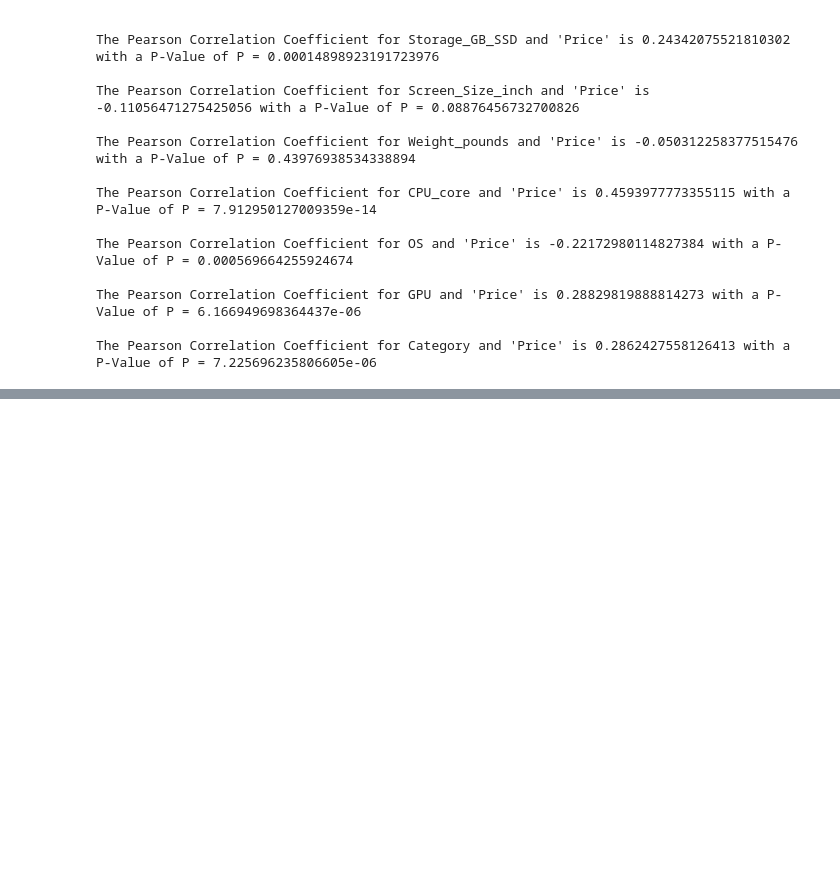
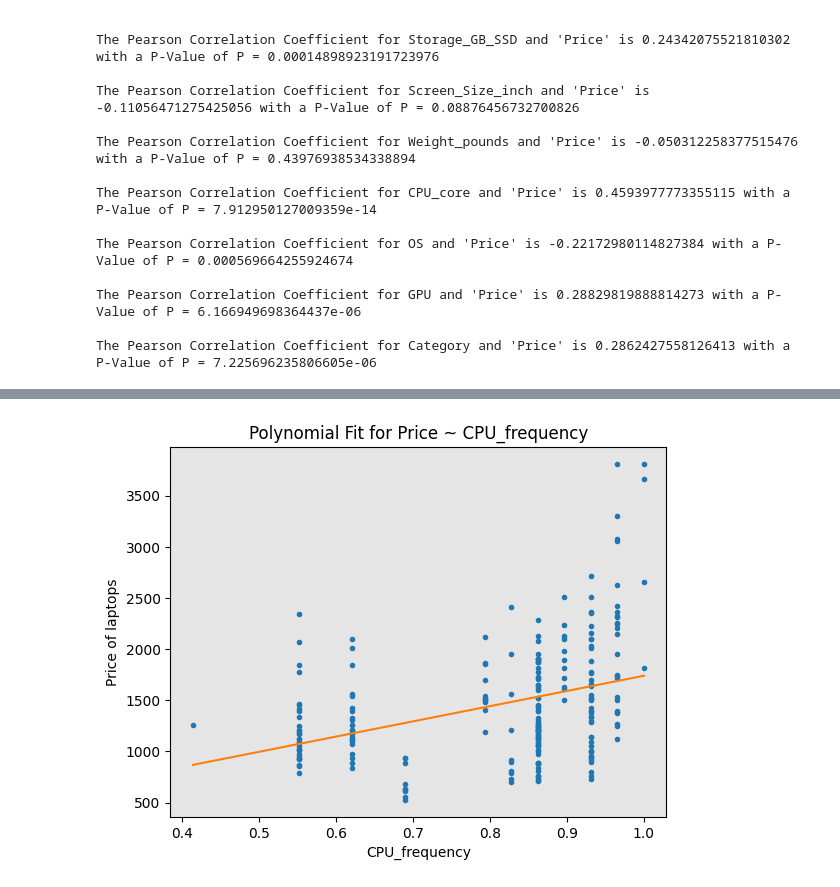
Before and after one commit to schonsnatan/Data-Analysis-Laptops, a Jupyter notebook: project.ipynb, the cells around one changed output, grey strips where cells are left out. Cells and saved outputs as stored; diff of their text form; code cells hidden in the pictures; blank space fills up the shorter version.

```diff
--- a/project.ipynb
+++ b/project.ipynb
@@ -414,0 +506,33 @@ The Pearson Correlation Coefficient for Category and 'Price' is 0.28624275581264
+# %%
+X = X.flatten()
+Y = Y.to_numpy().flatten()
+
+
+f1 = np.polyfit(X, Y, 1)
+p1 = np.poly1d(f1)
+
+f2 = np.polyfit(X, Y, 2)
+p2 = np.poly1d(f2)
+
+f3 = np.polyfit(X, Y, 3)
+p3 = np.poly1d(f3)
+
+f5 = np.polyfit(X, Y, 7)
+p5 = np.poly1d(f5)
+# %%
+def PlotPolly(model, independent_variable, dependent_variabble, Name):
+    x_new = np.linspace(independent_variable.min(),independent_variable.max(),100)
+    y_new = model(x_new)
+
+    plt.plot(independent_variable, dependent_variabble, '.', x_new, y_new, '-')
+    plt.title(f'Polynomial Fit for Price ~ {Name}')
+    ax = plt.gca()
+    ax.set_facecolor((0.898, 0.898, 0.898))
+    fig = plt.gcf()
+    plt.xlabel(Name)
+    plt.ylabel('Price of laptops')
+# %%
+# Call for function of degree 1
+PlotPolly(p1, X, Y, 'CPU_frequency')
+# %% [output]
+[figure, added]
```
Also changed, not shown: parts of 19 cells of this notebook.
